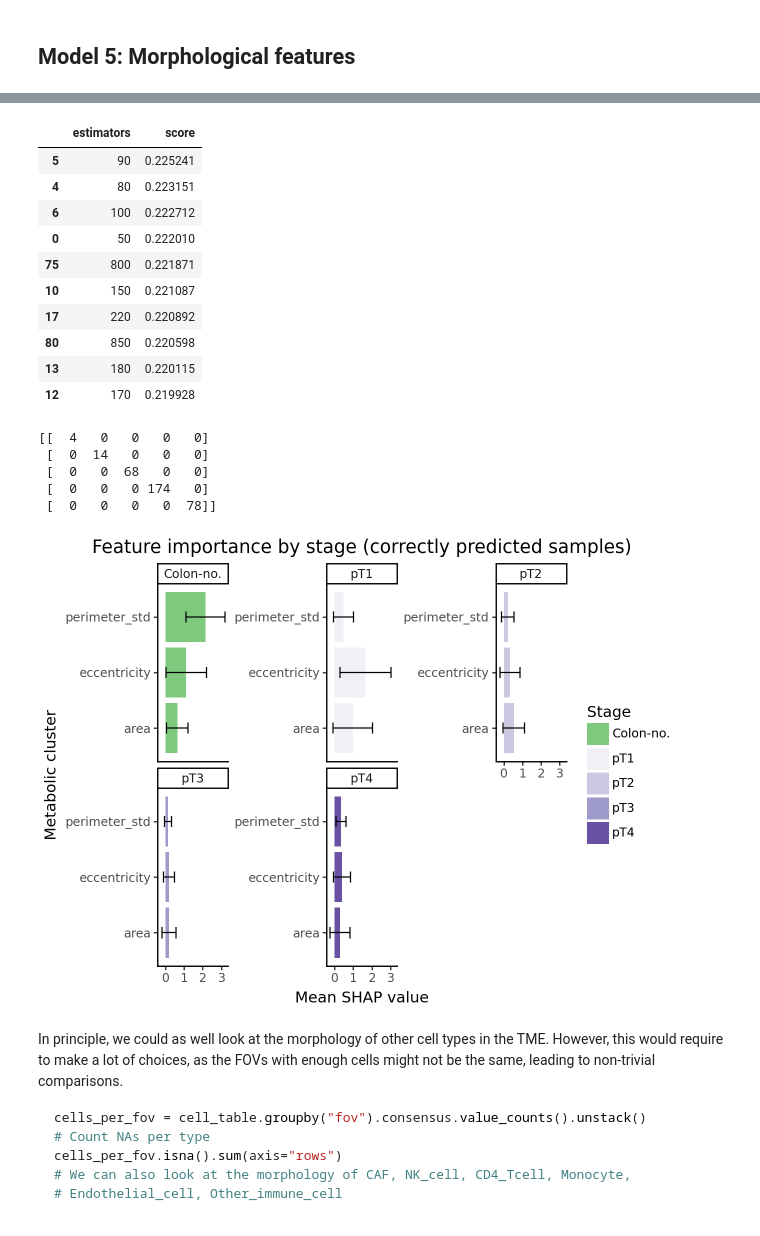
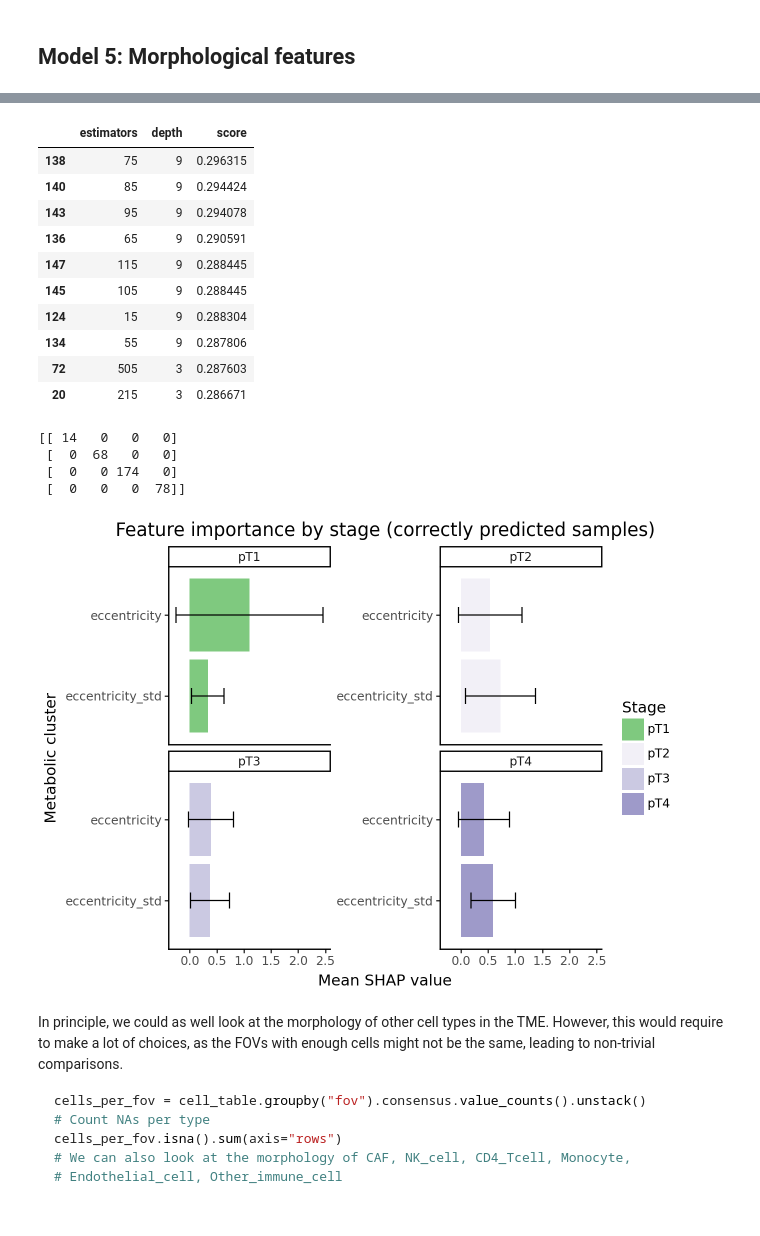
Before and after one commit to HartmannLab/MIBI-Analysis_Hamburg_CRC_TMA_2024, a Jupyter notebook: notebooks/spatial/StageXGB.ipynb, the cells around one changed output, grey strips where cells are left out. Saved outputs shown, nothing was run; the diff lists cells and outputs as text; code cells hidden in the pictures.

````diff
--- a/notebooks/spatial/StageXGB.ipynb
+++ b/notebooks/spatial/StageXGB.ipynb
@@ -35,8 +35,8 @@ sparse_epi_fovs = meta.fov.value_counts()[meta.fov.value_counts() <= 20].index
 df = df.loc[~meta.fov.isin(sparse_epi_fovs)]
 meta = meta.loc[~meta.fov.isin(sparse_epi_fovs)]
 
-# Only keep well-annotated stages
-epithelial_subset = meta["Stage"].isin(["Colon-no.", "pT1", "pT2", "pT3", "pT4"]).values
+# Only keep well-annotated cancer stages
+epithelial_subset = meta["Stage"].isin(["pT1", "pT2", "pT3", "pT4"]).values
 # %% [markdown]
 We choose to perform the prediction task on well annotated FOVs with sufficient epithelial cells.
 ```python
@@ -693,17 +1005,17 @@ Parallel(n_jobs=28)(delayed(test_estimator_morphology)(r_estimators)
 # %%
-pd.read_csv("../../data/model4_cell_morphology_f1_scores.txt", header=None, names=["estimators", "score"]).sort_values("score", ascending=False).head(10)
+pd.read_csv("../../data/model5_cell_morphology_f1_scores.txt", header=None, names=["estimators", "depth", "score"]).sort_values("score", ascending=False).head(10)
 # %% [output]
-|  | estimators | score |
-| 5 | 90 | 0.225241 |
-| 4 | 80 | 0.223151 |
-| 6 | 100 | 0.222712 |
-| 0 | 50 | 0.222010 |
-| 75 | 800 | 0.221871 |
-| 10 | 150 | 0.221087 |
-| 17 | 220 | 0.220892 |
-| 80 | 850 | 0.220598 |
-| 13 | 180 | 0.220115 |
-| 12 | 170 | 0.219928 |
+|  | estimators | depth | score |
+| 138 | 75 | 9 | 0.296315 |
+| 140 | 85 | 9 | 0.294424 |
+| 143 | 95 | 9 | 0.294078 |
+| 136 | 65 | 9 | 0.290591 |
+| 147 | 115 | 9 | 0.288445 |
+| 145 | 105 | 9 | 0.288445 |
+| 124 | 15 | 9 | 0.288304 |
+| 134 | 55 | 9 | 0.287806 |
+| 72 | 505 | 3 | 0.287603 |
+| 20 | 215 | 3 | 0.286671 |
 # %%
 train_fov = df_morpho_per_fov.loc[meta_per_fov["inner"]]
 original_stages = meta_per_fov.loc[meta_per_fov["inner"]]["Stage"]
@@ -711,8 +1023,8 @@ label_encoder = LabelEncoder()
 true_labels = label_encoder.fit_transform(original_stages)
 
 xgb = XGBClassifier(
-    n_estimators=90,
-    max_depth=3,
+    n_estimators=75,
+    max_depth=9,
     device="cuda",
     random_state=0)
 xgb.fit(train_fov,
@@ -751,39 +1063,38 @@ shap_values_df = pd.concat(shap_values_list)
 shap_values_melted = shap_values_df.melt(id_vars=['fov', 'class'], var_name='Feature', value_name='SHAP Value')
 
 # Compute mean and std SHAP values for feature importance for each class
 feature_importance = shap_values_melted.groupby(['class', 'Feature'])['SHAP Value'].agg(['mean', 'std']).reset_index()
 # We want to display either high positive or high negative values
 feature_importance["abs_mean"] = np.abs(feature_importance["mean"])
 feature_importance = feature_importance.sort_values(by=['class', 'abs_mean'], ascending=[True, False])
 feature_importance = feature_importance.loc[feature_importance.Feature.isin(feature_importance.groupby('class').head(1).Feature)]
 
 # Add a column for reordering features
 feature_importance['Feature'] = pd.Categorical(feature_importance['Feature'],
                                                categories=feature_importance.groupby('class').head(1).Feature.unique()[::-1],
                                                ordered=True)
 feature_importance['class'] = feature_importance['class'].astype('category')
 
 # Step 8: Visualize feature importance using plotnine
 gp = (ggplot(feature_importance,
                 aes(x='Feature', y='mean', fill='class'))
       + geom_bar(stat='identity', position='dodge')
       + geom_errorbar(aes(ymin='mean-std', ymax='mean+std'), width=0.2, position='dodge')
       + coord_flip()
       + theme_classic()
       + scale_fill_manual(values=pal_stages)
       + labs(title='Feature importance by stage (correctly predicted samples)', x='Metabolic cluster', y='Mean SHAP value', fill='Stage')
       + facet_wrap('~class', scales='free_y'))
 
 ggsave(gp, "../../figures/fig4/morpho_importance_correctly_predicted_samples.pdf", width=7, height=5)
 
 gp.show()
 # %% [output]
-[[  4   0   0   0   0]
- [  0  14   0   0   0]
- [  0   0  68   0   0]
- [  0   0   0 174   0]
- [  0   0   0   0  78]]
+[[ 14   0   0   0]
+ [  0  68   0   0]
+ [  0   0 174   0]
+ [  0   0   0  78]]
-[figure, old version]
+[figure, new version]
 # %% [markdown]
 In principle, we could as well look at the morphology of other cell types in the TME. However, this would require to make a lot of choices, as the FOVs with enough cells might not be the same, leading to non-trivial comparisons.
 
````
Also changed, not shown: parts of 43 cells of this notebook.
